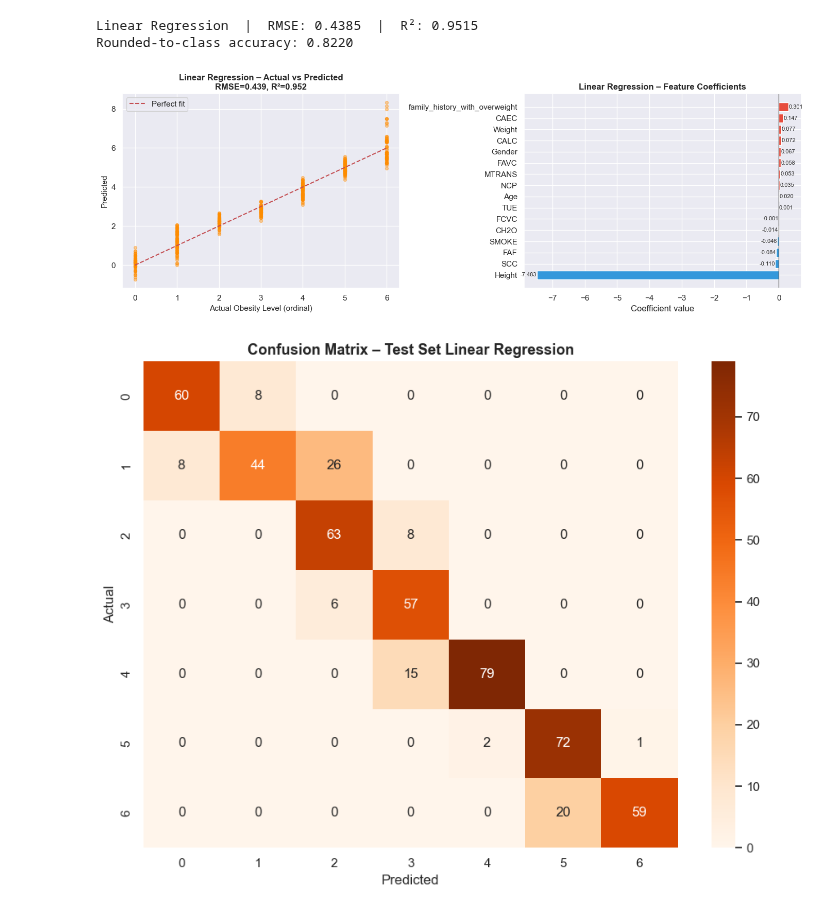
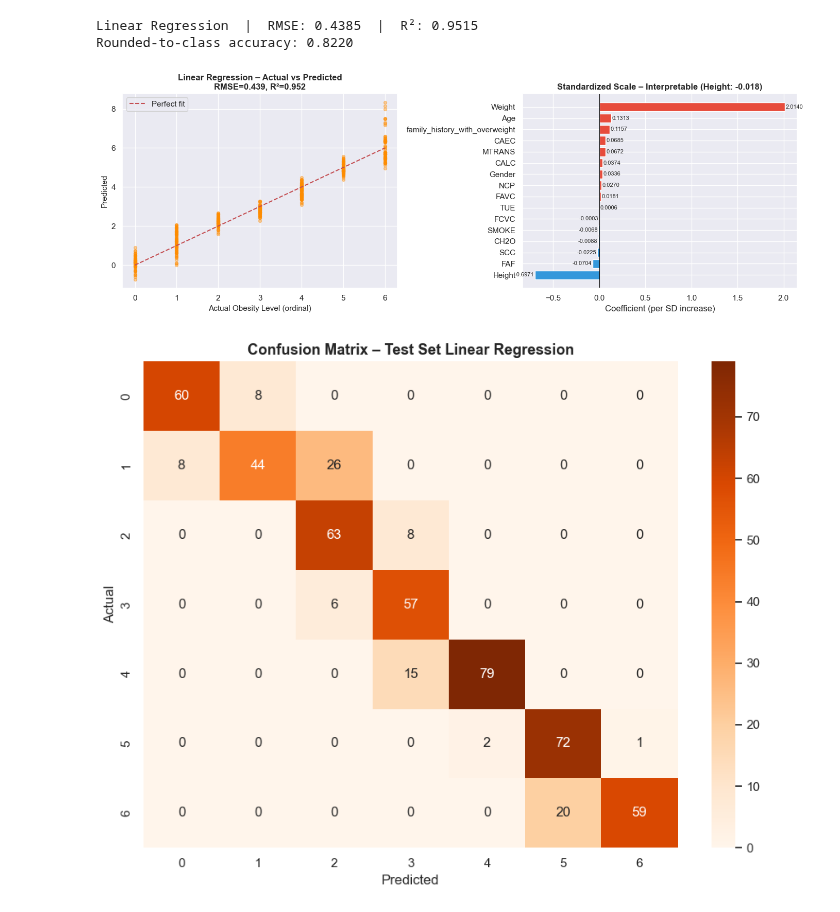
Before and after one commit to iakeehc/obesity-predictor, a Jupyter notebook: obesity_analysis.ipynb, the cells around one changed output. Saved outputs shown, nothing was run; the diff lists cells and outputs as text; code cells hidden in the pictures.

```diff
--- a/obesity_analysis.ipynb
+++ b/obesity_analysis.ipynb
@@ -354,33 +354,34 @@ Rounded-to-class accuracy: 0.8220
 # %%
 # ── Actual vs Predicted + Coefficient bar chart ──
 fig, axes = plt.subplots(1, 2, figsize=(14, 5))
 
 ax = axes[0]
 ax.scatter(y_reg_test, y_pred_lr, alpha=0.4, s=18, color='darkorange')
 ax.plot([0, 6], [0, 6], 'r--', linewidth=1.5, label='Perfect fit')
 ax.set_xlabel('Actual Obesity Level (ordinal)', fontsize=11)
 ax.set_ylabel('Predicted', fontsize=11)
 ax.set_title(f'Linear Regression – Actual vs Predicted\nRMSE={rmse_lr:.3f}, R²={r2_lr:.3f}',
              fontweight='bold')
 ax.legend()
 
 # ── Coefficients ──
 ax = axes[1]
-coef_series = pd.Series(lr.coef_, index=features).sort_values()
-colors_coef = ['#e74c3c' if v > 0 else '#3498db' for v in coef_series.values]
-ax.barh(coef_series.index, coef_series.values, color=colors_coef, edgecolor='white')
+coef_scaled = pd.Series(lr_scaled.coef_, index=features).sort_values()
+colors_scaled = ['#e74c3c' if v > 0 else '#3498db' for v in coef_scaled.values]
+ax.barh(coef_scaled.index, coef_scaled.values, color=colors_scaled, edgecolor='white')
 ax.axvline(0, color='black', linewidth=0.8)
-ax.set_title('Linear Regression – Feature Coefficients', fontweight='bold')
-ax.set_xlabel('Coefficient value')
-for i, (name, val) in enumerate(zip(coef_series.index, coef_series.values)):
-    offset = 0.005 if val >= 0 else -0.005
-    ax.text(val + offset, i, f'{val:.3f}', va='center', fontsize=8,
+ax.set_title('Standardized Scale – Interpretable (Height: -0.018)', fontweight='bold', fontsize=12)
+ax.set_xlabel('Coefficient (per SD increase)')
+for i, (name, val) in enumerate(zip(coef_scaled.index, coef_scaled.values)):
+    offset = 0.008 if val >= 0 else -0.008
+    ax.text(val + offset, i, f'{val:.4f}', va='center', fontsize=8,
             ha='left' if val >= 0 else 'right')
+
 
 plt.tight_layout()
 plt.show()
 # %% [output]
-[figure, old version]
+[figure, new version]
 # %%
 # Confusion matrix on test set
 y_pred = dt3.predict(X_test)
```
